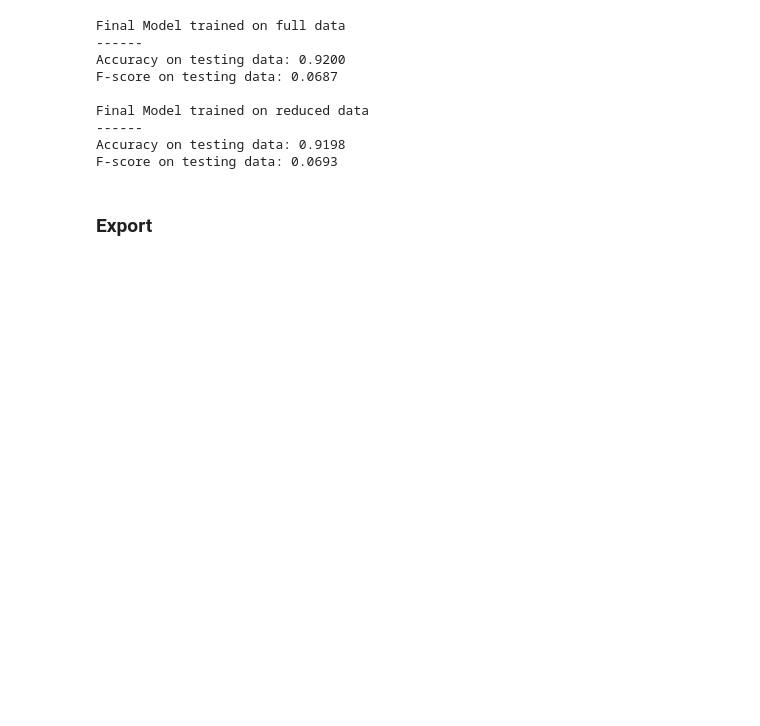
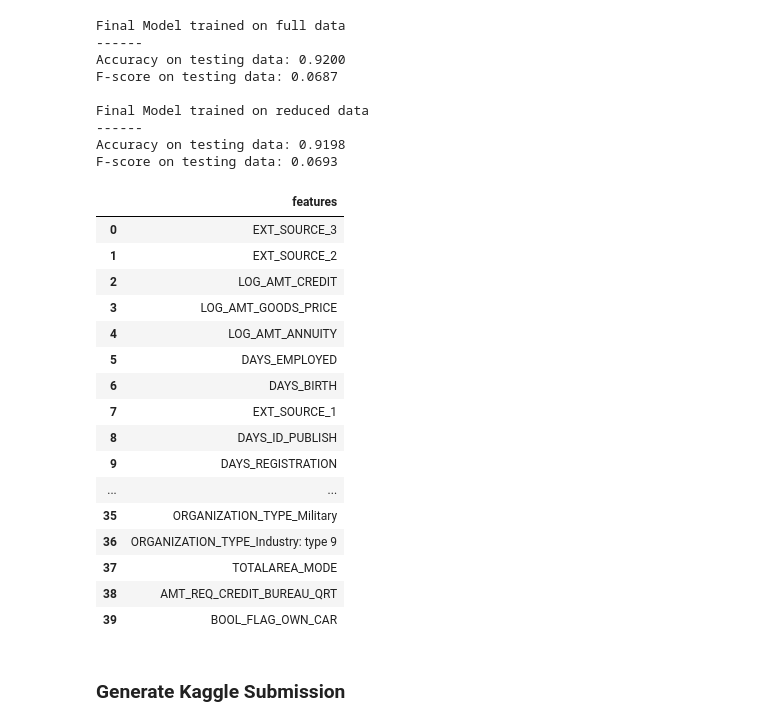
Before and after one commit to clarkje/machine-learning, a Jupyter notebook: projects/capstone/Step 3 - Modeling Application Data.ipynb, the cells around one changed output. Cells and saved outputs as stored; diff of their text form; code cells hidden in the pictures; blank space fills up the shorter version.

```diff
--- a/projects/capstone/Step 3 - Modeling Application Data.ipynb
+++ b/projects/capstone/Step 3 - Modeling Application Data.ipynb
@@ -53,8 +63,3 @@ def performance_metric(y_true, y_predict):
     return score
 # %% [markdown]
 ### Define Target Criteria
-# %%
-# Our goal is to identify clients with payment difficulties
-# This is defined by the TARGET feature (1 = payment difficulites, 0 = pays as expected)
-target_train = application_train['TARGET']
-application_train = application_train.drop('TARGET', axis = 1)
@@ -342,7 +394,6 @@ array(['EXT_SOURCE_3', 'EXT_SOURCE_2', 'LOG_AMT_CREDIT',
 reduced_clf = AdaBoostClassifier(algorithm='SAMME.R', base_estimator=None, learning_rate=1,n_estimators=100, random_state=42)
 
 fields = X_train.columns.values[(np.argsort(importances)[::-1])[:40]]
-fields = np.append(fields, 'SK_ID_CURR')
 
 # Reduce the feature space
 X_train_reduced = X_train[fields]
@@ -370,5 +421,3 @@ Final Model trained on reduced data
 ------
 Accuracy on testing data: 0.9198
 F-score on testing data: 0.0693
-# %% [markdown]
-### Export
@@ -377,0 +424,24 @@ application_train_reduced.to_csv('data/tmp/application_train_reduced.csv')
+# %%
+# Export strong correlations for later use
+df_fields = pd.DataFrame(data=fields, columns=['features'])
+df_fields.to_csv('data/tmp/bureau_important_fields.csv')
+# %% [output]
+|  | features |
+| 0 | EXT_SOURCE_3 |
+| 1 | EXT_SOURCE_2 |
+| 2 | LOG_AMT_CREDIT |
+| 3 | LOG_AMT_GOODS_PRICE |
+| 4 | LOG_AMT_ANNUITY |
+| 5 | DAYS_EMPLOYED |
+| 6 | DAYS_BIRTH |
+| 7 | EXT_SOURCE_1 |
+| 8 | DAYS_ID_PUBLISH |
+| 9 | DAYS_REGISTRATION |
+| ... | ... |
+| 35 | ORGANIZATION_TYPE_Military |
+| 36 | ORGANIZATION_TYPE_Industry: type 9 |
+| 37 | TOTALAREA_MODE |
+| 38 | AMT_REQ_CREDIT_BUREAU_QRT |
+| 39 | BOOL_FLAG_OWN_CAR |
+# %% [markdown]
+### Generate Kaggle Submission
```
Also changed, not shown: parts of 17 cells of this notebook, 1 other file.
